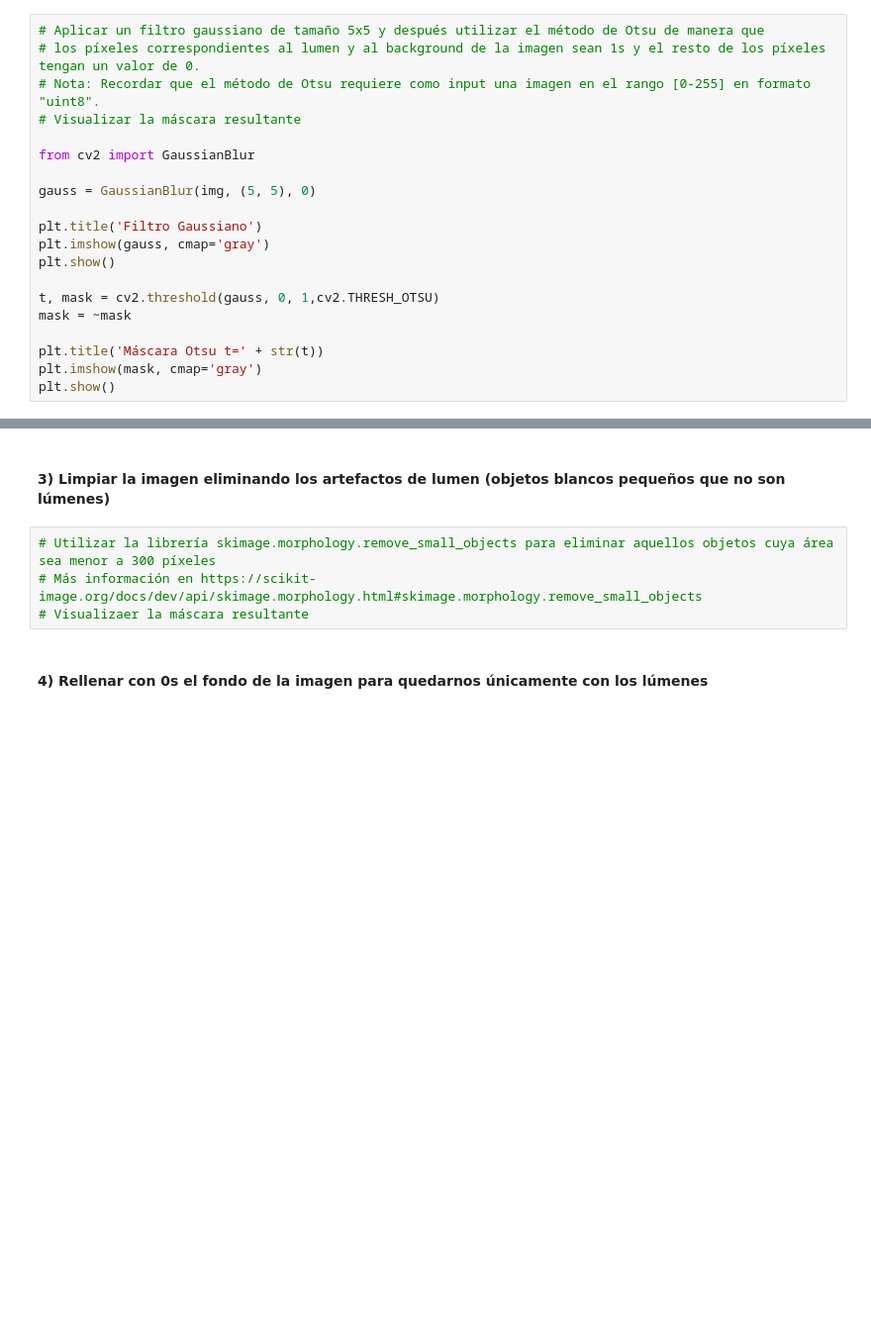
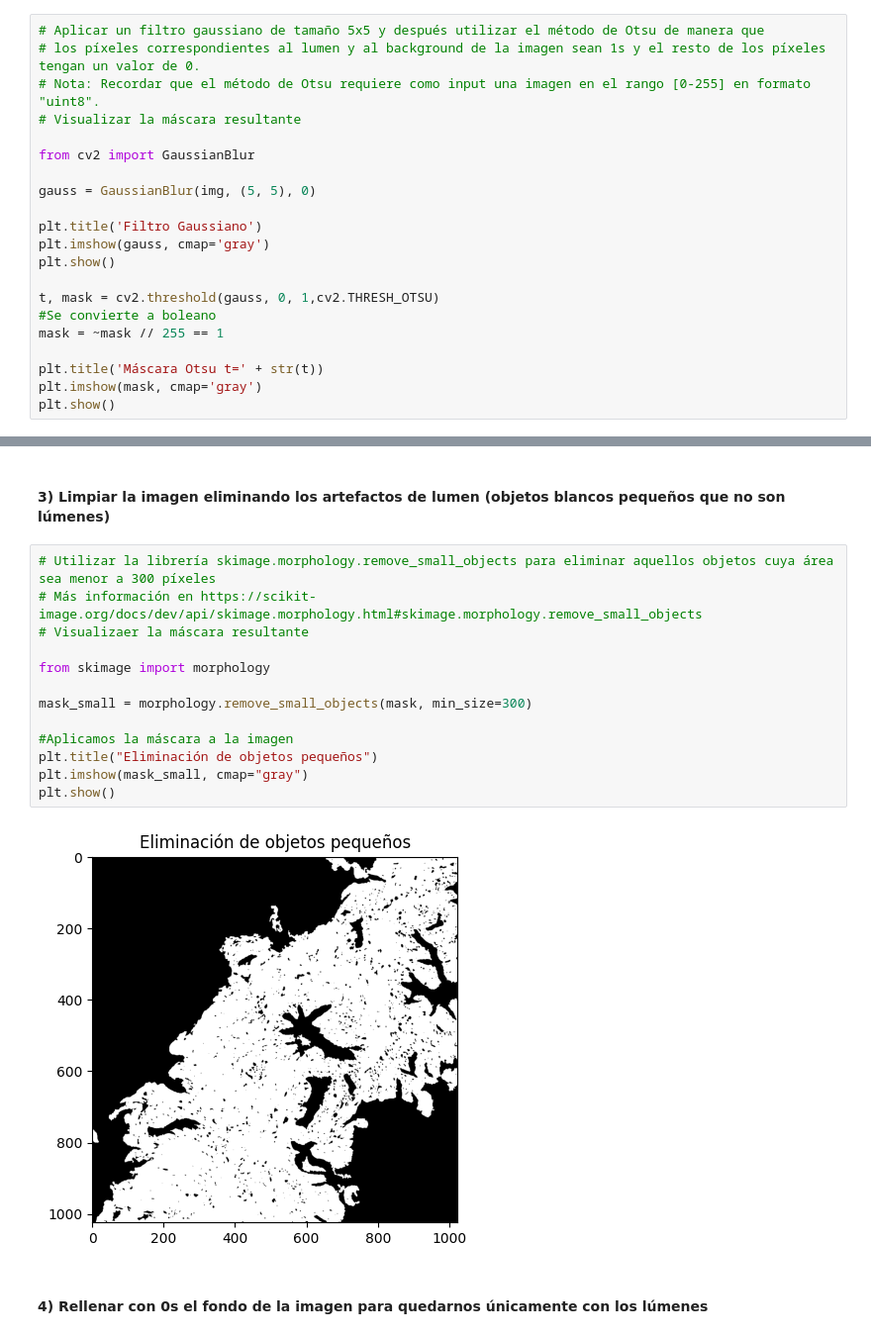
Before and after one commit to Astolfo2332/VIU_act, a Jupyter notebook: supervisado/Actividad_Computer_Vision_C1_Miguel_Lopez_Velez.ipynb, the cells around one changed output, grey strips where cells are left out. Shown at 99% size. Saved outputs shown, nothing was run; the diff lists cells and outputs as text; blank space fills up the shorter version.

```diff
--- a/supervisado/Actividad_Computer_Vision_C1_Miguel_Lopez_Velez.ipynb
+++ b/supervisado/Actividad_Computer_Vision_C1_Miguel_Lopez_Velez.ipynb
@@ -92,7 +92,8 @@ plt.imshow(gauss, cmap='gray')
 plt.show()
 
 t, mask = cv2.threshold(gauss, 0, 1,cv2.THRESH_OTSU)
-mask = ~mask
+#Se convierte a boleano
+mask = ~mask // 255 == 1
 
 plt.title('Máscara Otsu t=' + str(t))
 plt.imshow(mask, cmap='gray')
@@ -106,6 +106,17 @@ np.uint8(255)
 # %%
 # Utilizar la librería skimage.morphology.remove_small_objects para eliminar aquellos objetos cuya área sea menor a 300 píxeles
 # Más información en https://scikit-image.org/docs/dev/api/skimage.morphology.html#skimage.morphology.remove_small_objects
 # Visualizaer la máscara resultante
+
+from skimage import morphology
+
+mask_small = morphology.remove_small_objects(mask, min_size=300)
+
+#Aplicamos la máscara a la imagen
+plt.title("Eliminación de objetos pequeños")
+plt.imshow(mask_small, cmap="gray")
+plt.show()
+# %% [output]
+[figure, added]
 # %% [markdown]
 #### 4) Rellenar con 0s el fondo de la imagen para quedarnos únicamente con los lúmenes
```
Also changed, not shown: parts of 3 cells of this notebook, 1 other file.
